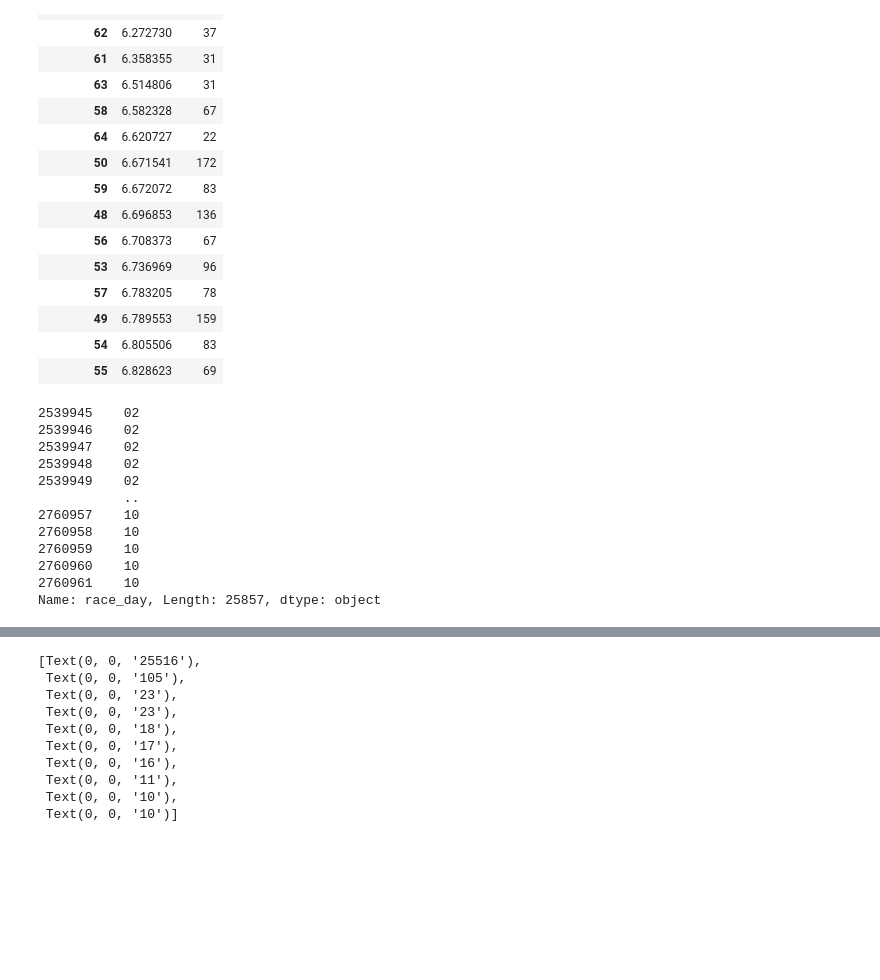
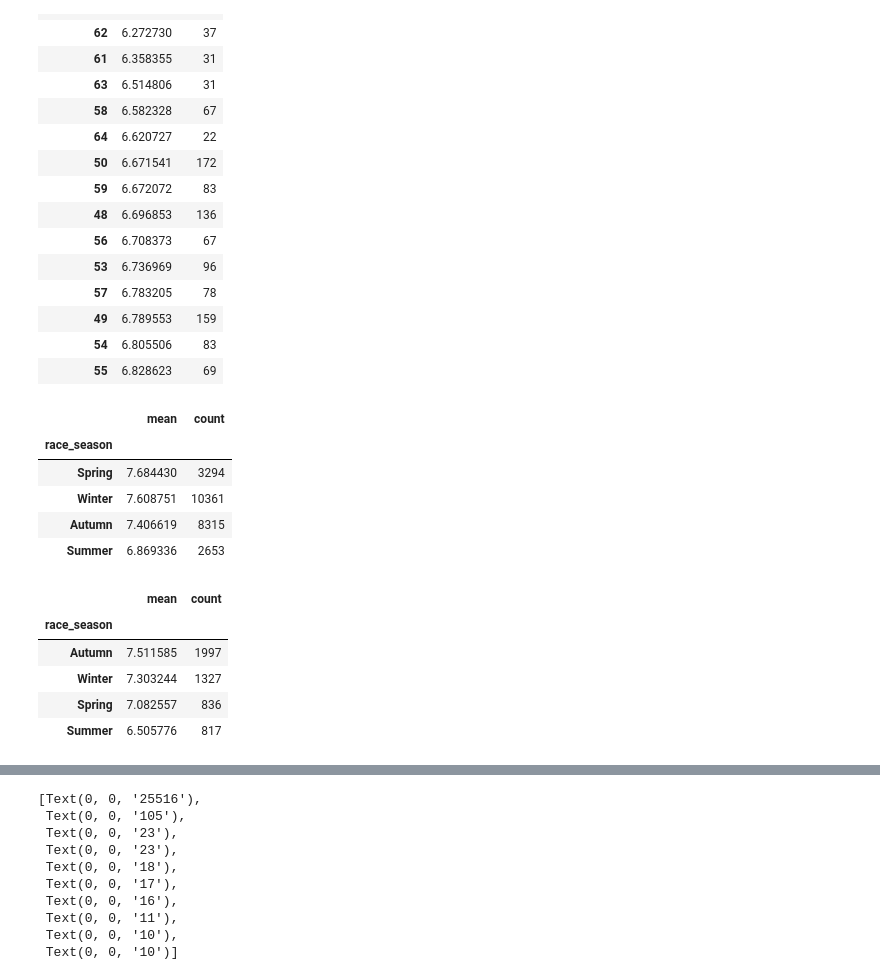
Before and after one commit to maedeh-dqn/ultra_marathon_project, a Jupyter notebook: Analyis.ipynb, the cells around one changed output, grey strips where cells are left out. Drawn from its saved outputs; the diff is of its cells as text; code cells hidden in the pictures; blank space fills up the shorter version.

```diff
--- a/Analyis.ipynb
+++ b/Analyis.ipynb
@@ -400,18 +400,3 @@ USA_df.query('race_length == "50mi"').groupby(['athlete_age'])['athlete_average_
 | 49 | 6.789553 | 159 |
 | 54 | 6.805506 | 83 |
 | 55 | 6.828623 | 69 |
-# %%
-USA_df['race_day'].str.split('.').str.get(1)
-# %% [output]
-2539945    02
-2539946    02
-2539947    02
-2539948    02
-2539949    02
-           ..
-2760957    10
-2760958    10
-2760959    10
-2760960    10
-2760961    10
-Name: race_day, Length: 25857, dtype: object
@@ -417,0 +433,20 @@ Name: race_day, Length: 25857, dtype: object
+# %%
+#Q14 >> Calculate the mean for athlete average speed and the frequency of athlete in each season.
+USA_df.groupby('race_season')['athlete_average_speed'].agg(['mean', 'count']).sort_values('mean', ascending=False)
+# %% [output]
+|  | mean | count |
+| race_season |  |  |
+| Spring | 7.684430 | 3294 |
+| Winter | 7.608751 | 10361 |
+| Autumn | 7.406619 | 8315 |
+| Summer | 6.869336 | 2653 |
+# %%
+#Q15 >> Calculate the mean for athlete average speed and the frequency of athlete in each season. Select 50 milers only.
+USA_df.query('race_length == "50mi"').groupby('race_season')['athlete_average_speed'].agg(['mean', 'count']).sort_values('mean', ascending=False)
+# %% [output]
+|  | mean | count |
+| race_season |  |  |
+| Autumn | 7.511585 | 1997 |
+| Winter | 7.303244 | 1327 |
+| Spring | 7.082557 | 836 |
+| Summer | 6.505776 | 817 |
```
Also changed, not shown: parts of 5 cells of this notebook.
